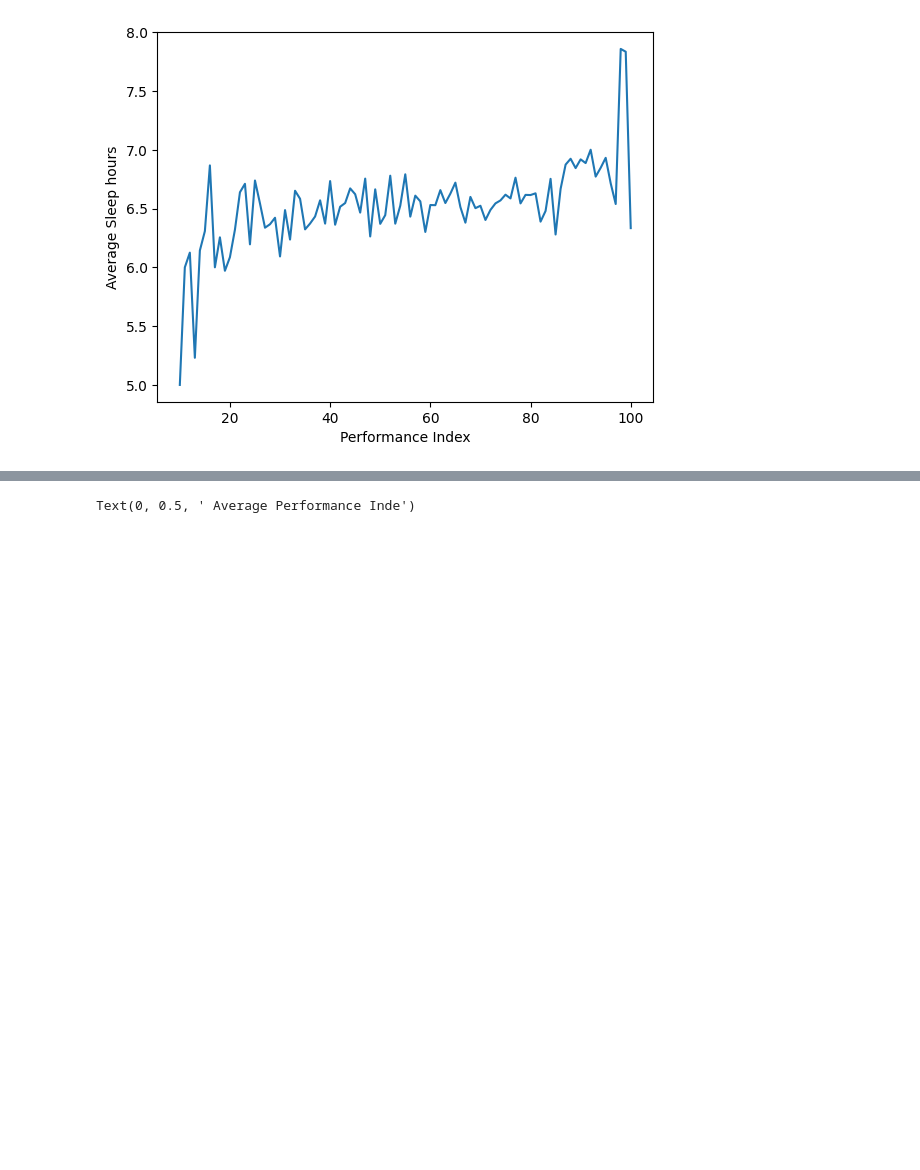
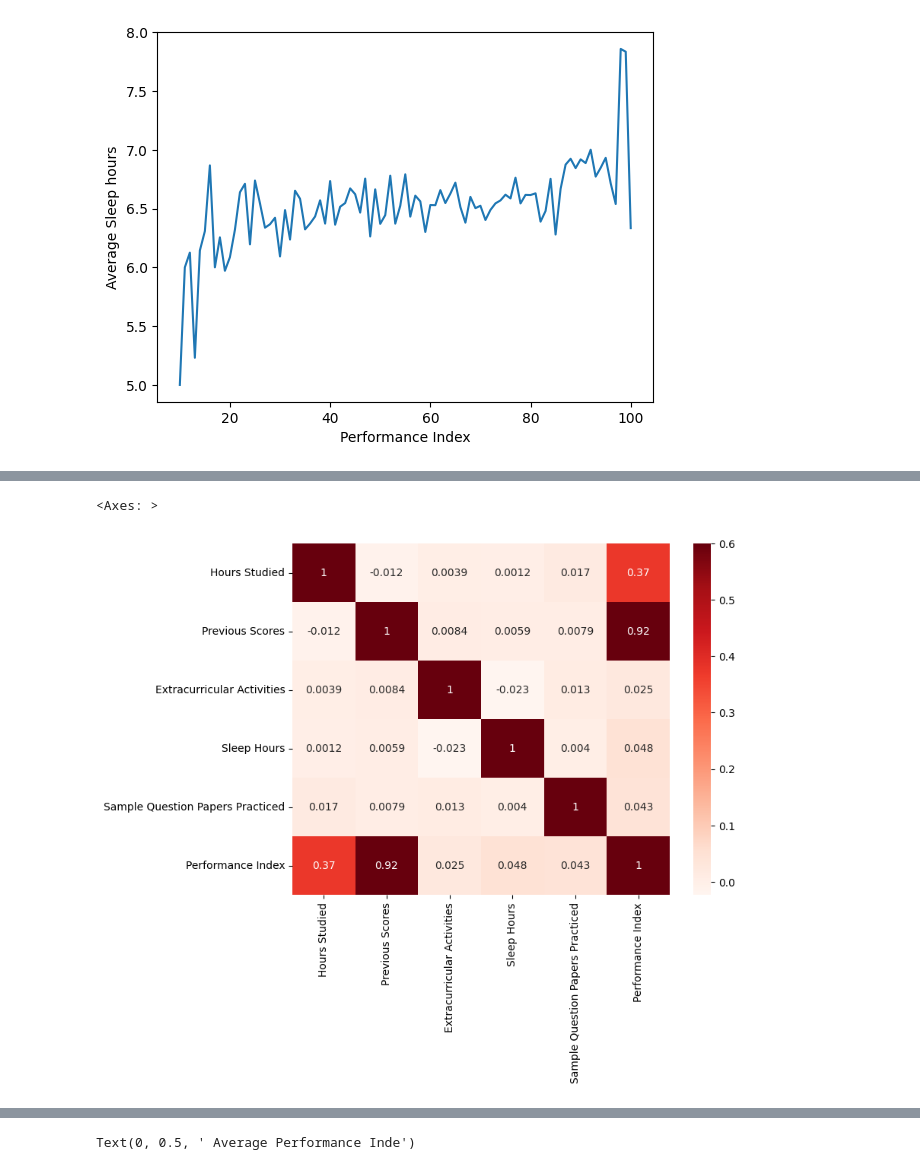
Before and after one commit to techcsispit/Student-Performance, a Jupyter notebook: Student performance.ipynb, the cells around one changed output, grey strips where cells are left out. Saved outputs shown, nothing was run; the diff lists cells and outputs as text; code cells hidden in the pictures; blank space fills up the shorter version.

```diff
--- a/Student performance.ipynb
+++ b/Student performance.ipynb
@@ -49,0 +64,11 @@ Text(0.5, 0, 'Performance Index')
+# %%
+df["Extracurricular Activities"] = df["Extracurricular Activities"].replace({'Yes': 1, 'No': 0})
+plt.figure(figsize=(8,6))
+sns.heatmap(df.corr(),cmap="Reds",annot=True,annot_kws={"size":10},vmax=0.6)
+#check out all the co-relations
+# very less students become overconfident and reduce the hours studied when previous score is high
+# AS above also people involved in Extracirricular activities sleep less
+# Also it is visible that the number of Hours studied is proportional to the Performance Index
+# %% [output]
+<Axes: >
+[figure, added]
```
Also changed, not shown: parts of 8 cells of this notebook.
